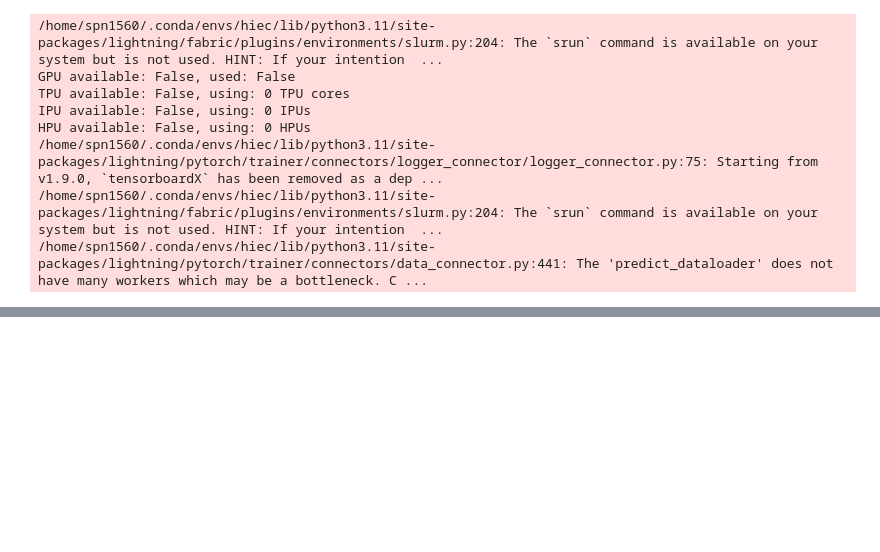
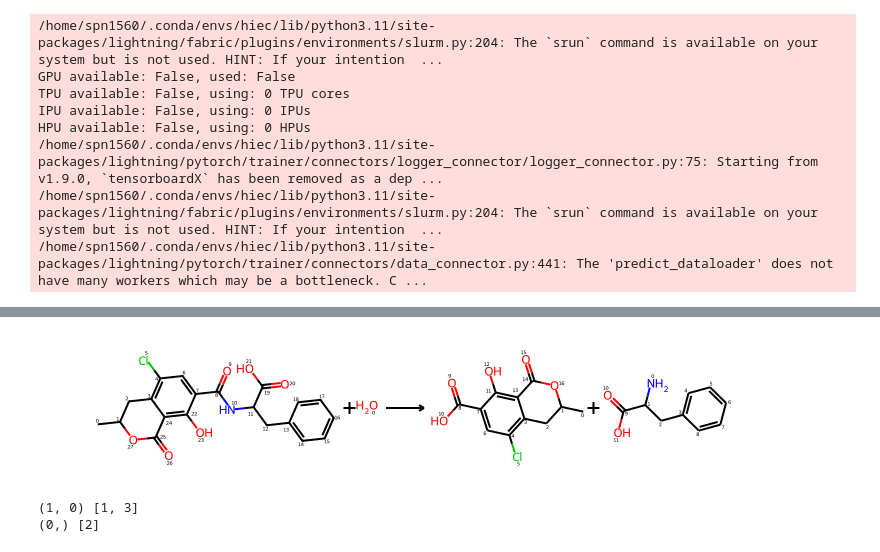
Before and after one commit to stefanpate/rcgnn, a Jupyter notebook: notebooks/gnn_play.ipynb, the cells around one changed output, grey strips where cells are left out. Saved outputs shown, nothing was run; the diff lists cells and outputs as text; code cells hidden in the pictures; blank space fills up the shorter version.

Commit message:
Mapped atoms using reaction center / hacky approach. Set up 5fold cv of several variants of gnn predicting minimal operator of reaction

```diff
--- a/notebooks/gnn_play.ipynb
+++ b/notebooks/gnn_play.ipynb
@@ -133,0 +160,11 @@ print(scores)
+# %%
+i = 25
+krs = load_known_rxns("./data/sprhea/known_rxns_240310_v2_folded_protein_transcript.json")
+k = list(krs.keys())[i]
+smarts = krs[k]['smarts']
+rcs = krs[k]['rcs']
+min_rules = krs[k]['min_rules']
+
+min_ops = pd.read_csv("./data/sprhea/minimal1224_all_uniprot.tsv", sep='\t')
+min_ops.set_index("Name", inplace=True)
+min_ops.head()
@@ -133,0 +179,17 @@ print(scores)
+# %%
+# k = list(krs.keys())[i]
+# smarts = krs[k]['smarts']
+# i +=1
+AllChem.ReactionFromSmarts(smarts, useSmiles=True)
+# %% [output]
+[figure, added]
+# %%
+rule = min_ops.loc[min_rules[0], 'SMARTS']
+operator = Chem.rdChemReactions.ReactionFromSmarts(rule)
+reactants = [Chem.MolFromSmiles(elt) for elt in smarts.split(">>")[0].split('.')]
+products = [Chem.MolFromSmiles(elt) for elt in smarts.split(">>")[1].split('.')]
+
+am_smarts = atom_map_rxn(smarts, rule, rcs[0], rcs[1], ((0, 1),))
+# %% [output]
+(1, 0) [1, 3]
+(0,) [2]
```
Also changed, not shown: parts of 21 cells of this notebook, 30 other files.
